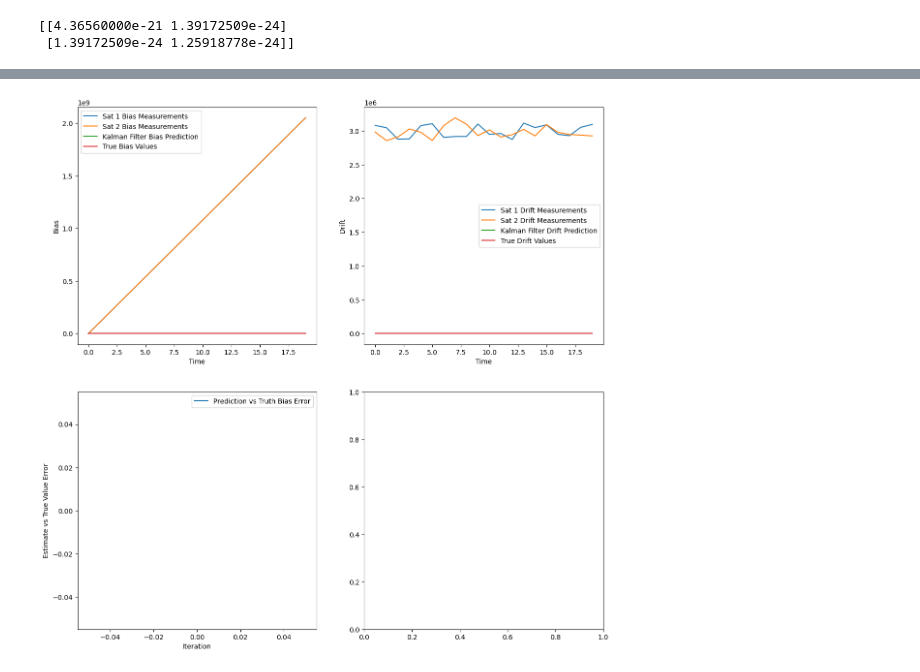
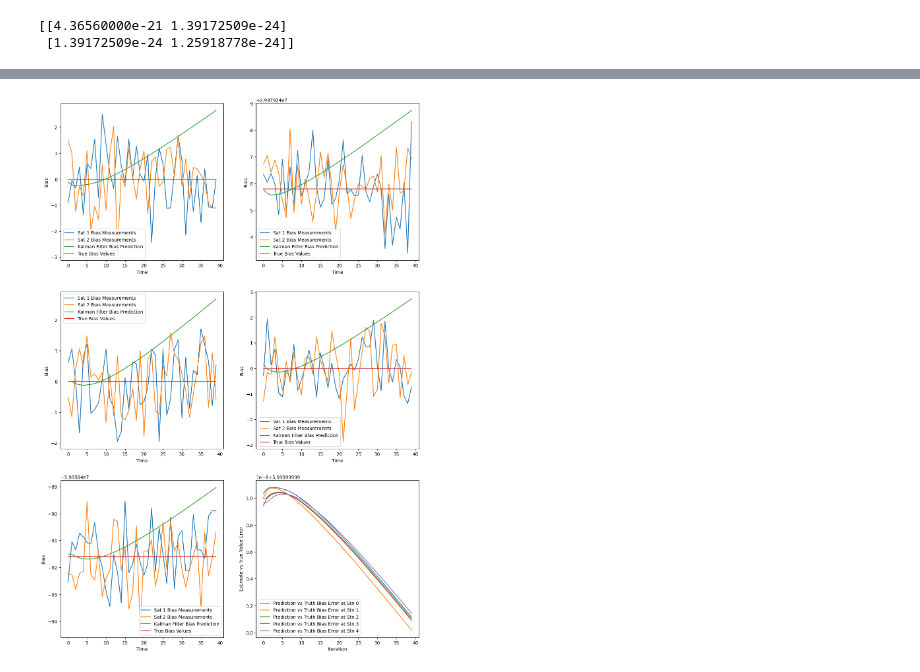
Before and after one commit to RIPS-2024-Aerospace/Aerospace-Project, a Jupyter notebook: TimingDiffusionFIlter.ipynb, the cells around one changed output, grey strips where cells are left out. Cells and saved outputs as stored; diff of their text form; code cells hidden in the pictures.

```diff
--- a/TimingDiffusionFIlter.ipynb
+++ b/TimingDiffusionFIlter.ipynb
@@ -43,7 +43,8 @@ s_pll = (B_pll/(CN0))*(1+(1/(2*T*CN0)))
 prr_var = ((c**2)/((2*pi*f_L1 * T_c)**2)) * (s_pll)
 
 
-R = lambda N :np.block([[pr_var*np.eye(N,N),np.zeros((N,N))],[np.zeros((N,N)),prr_var*np.eye(N,N)]])
+# R = lambda N :np.block([[pr_var*np.eye(N,N),np.zeros((N,N))],[np.zeros((N,N)),prr_var*np.eye(N,N)]])
+R = lambda N :np.eye(2*N,2*N)
 
 print(R(2))
 # %% [output]
@@ -186,24 +187,25 @@ C = np.array([[0.2,0.2,0.2,0.2,0.2], [0.5, 0.5, 0, 0,0], [0.5, 0, 0.5, 0,0], [0.
 D = np.array([[3,3,3,3,3], [3, 3, 0, 0,0], [3, 0, 3, 0,0], [3,0,0, 3,0],[3,0,0,0,3]])
 n = len(C[0])
 
-A = np.array([[1, 60],
-                [0, 1]])
-
 # true initial state
 
+dt = 6
+
 T_g = 0
-true_biases = np.array([[0, 1, 0, 0, -2]]).T
-true_drifts = np.array([[0.01,0.1,0.01,0.2,0]]).T
+true_biases = np.array([[0, 0.1, 0, 0, -0.2]]).T
+true_drifts = np.array([[0,0,0,0,0]]).T
 
-x = np.vstack((true_biases,true_drifts))
+x = c*np.vstack((true_biases,true_drifts))
 
 # random initial estimates for each node
 
-x0 = [np.array([[0],[0]]) for _ in range(5)]
+x0 = [np.array([[x[i][0]],[x[i+n][0]]]) for i in range(n)]
+# x0 = [np.array([[0],[0]]) for _ in range(5)]
 
 P = [np.eye(2) for _ in range(n)]
 
-# Measurement noise
+#Process Noise
+procc_noise = lambda : np.linalg.cholesky(Q) @ np.random.normal(np.array([[0,0]]).T)
 
 truth = []
 measurements = []
@@ -214,40 +216,50 @@ stations = [Station(i) for i in range(n)]
 
 filter_initialize(stations,D,x0,P)
 
-iterations = 20
+iterations = 40
 
 for i in range(iterations):
-    measures = diffusion_filter_iteration(stations,Q,R,C,true_biases,true_drifts,T_g)
+    true_biases = [x[:n][i]/c for i in range(n)]
+    true_drifts = [x[n:][i]/c for i in range(n)]
+    measures = diffusion_filter_iteration(stations,Q,R,C,true_biases,true_drifts,T_g,dt)
+    errors.append([station.global_est - (T_g) for station in stations])
+    truth.append(x)
     measurements.append(measures)
     predictions.append([stn.x for stn in stations])
-    true_biases = [x + 36*true_drifts[i] for i,x in enumerate(true_biases)]
-    truth.append(np.vstack((true_biases,true_drifts)))
-    T_g += 36
+    print("Station 2 check: ",(stations[1].x,x[1]))
+    noise = np.array([procc_noise().T[0] for _ in range(n)])
+    formatted_noise = np.vstack((np.array([noise[:,0]]).T,np.array([noise[:,1]]).T))
 
-fig,axs = plt.subplots(2,2, figsize=(14, 14))
+    x = np.array([[1,0,0,0,0,dt,0,0,0,0],[0,1,0,0,0,0,dt,0,0,0],[0,0,1,0,0,0,0,dt,0,0],
+                  [0,0,0,1,0,0,0,0,dt,0],[0,0,0,0,1,0,0,0,0,dt],[0,0,0,0,0,1,0,0,0,0],
+                  [0,0,0,0,0,0,1,0,0,0],[0,0,0,0,0,0,0,1,0,0],[0,0,0,0,0,0,0,0,1,0],
+                  [0,0,0,0,0,0,0,0,0,1]])@x + formatted_noise
+    T_g += 6
+
+fig,axs = plt.subplots(3,2, figsize=(14, 21))
 #12 plots, 5 for bias, 5 for drift, and then error
-for i in range(1):
+for i in range(5):
     #20 measurements, 2 for each node
-    axs[0][0].plot([i for i in range(iterations)],[x[i][0][0] for x in measurements], label = 'Sat 1 Bias Measurements')
-    axs[0][0].plot([i for i in range(iterations)],[x[i][1][0] for x in measurements], label = 'Sat 2 Bias Measurements')
-    axs[0][0].plot([i for i in range(iterations)],[x[i][0] for x in predictions], label = 'Kalman Filter Bias Prediction')
-    axs[0][0].plot([i for i in range(iterations)],[x[i][0] for x in truth], label = 'True Bias Values')
-    axs[0][0].set_xlabel("Time")
-    axs[0][0].set_ylabel("Bias")
-    axs[0][0].legend()
+    axs[i//2][i%2].plot([i for i in range(iterations)],[x[i][0][0] for x in measurements], label = 'Sat 1 Bias Measurements')
+    axs[i//2][i%2].plot([i for i in range(iterations)],[x[i][1][0] for x in measurements], label = 'Sat 2 Bias Measurements')
+    axs[i//2][i%2].plot([i for i in range(iterations)],[x[i][0][0] for x in predictions], label = 'Kalman Filter Bias Prediction')
+    axs[i//2][i%2].plot([i for i in range(iterations)],[x[i][0] for x in truth], label = 'True Bias Values')
+    axs[i//2][i%2].set_xlabel("Time")
+    axs[i//2][i%2].set_ylabel("Bias")
+    axs[i//2][i%2].legend()
 
-    axs[0][1].plot([i for i in range(iterations)],[x[i][2][0] for x in measurements], label = 'Sat 1 Drift Measurements')
-    axs[0][1].plot([i for i in range(iterations)],[x[i][3][0] for x in measurements], label = 'Sat 2 Drift Measurements')
-    axs[0][1].plot([i for i in range(iterations)],[x[i][1] for x in predictions], label = 'Kalman Filter Drift Prediction')
-    axs[0][1].plot([i for i in range(iterations)],[x[i+n][0] for x in truth], label = 'True Drift Values')
-    axs[0][1].set_xlabel("Time")
-    axs[0][1].set_ylabel("Drift")
-    axs[0][1].legend()
+    # axs[0][1].plot([i for i in range(iterations)],[x[i][2][0] for x in measurements], label = 'Sat 1 Drift Measurements')
+    # axs[0][1].plot([i for i in range(iterations)],[x[i][3][0] for x in measurements], label = 'Sat 2 Drift Measurements')
+    # axs[0][1].plot([i for i in range(iterations)],[x[i][1][0] for x in predictions], label = 'Kalman Filter Drift Prediction')
+    # axs[0][1].plot([i for i in range(iterations)],[x[i+n][0] for x in truth], label = 'True Drift Values')
+    # axs[0][1].set_xlabel("Time")
+    # axs[0][1].set_ylabel("Drift")
+    # axs[0][1].legend()
 
-axs[1][0].plot([i for i in range(len(errors))],[np.linalg.norm(x) for x in errors], label = 'Prediction vs Truth Bias Error')
+    axs[2][1].plot([i for i in range(len(errors))],[x[i] for x in errors], label = 'Prediction vs Truth Bias Error at Stn '+str(i))
 
-axs[1][0].legend()
-axs[1][0].set_xlabel("Iteration")
-axs[1][0].set_ylabel("Estimate vs True Value Error")
+axs[2][1].legend()
+axs[2][1].set_xlabel("Iteration")
+axs[2][1].set_ylabel("Estimate vs True Value Error")
 plt.show()
 # %% [output]
@@ -271 +283 @@ plt.show()
-[figure, old version]
+[figure, new version]
```
Also changed, not shown: parts of 4 cells of this notebook.
